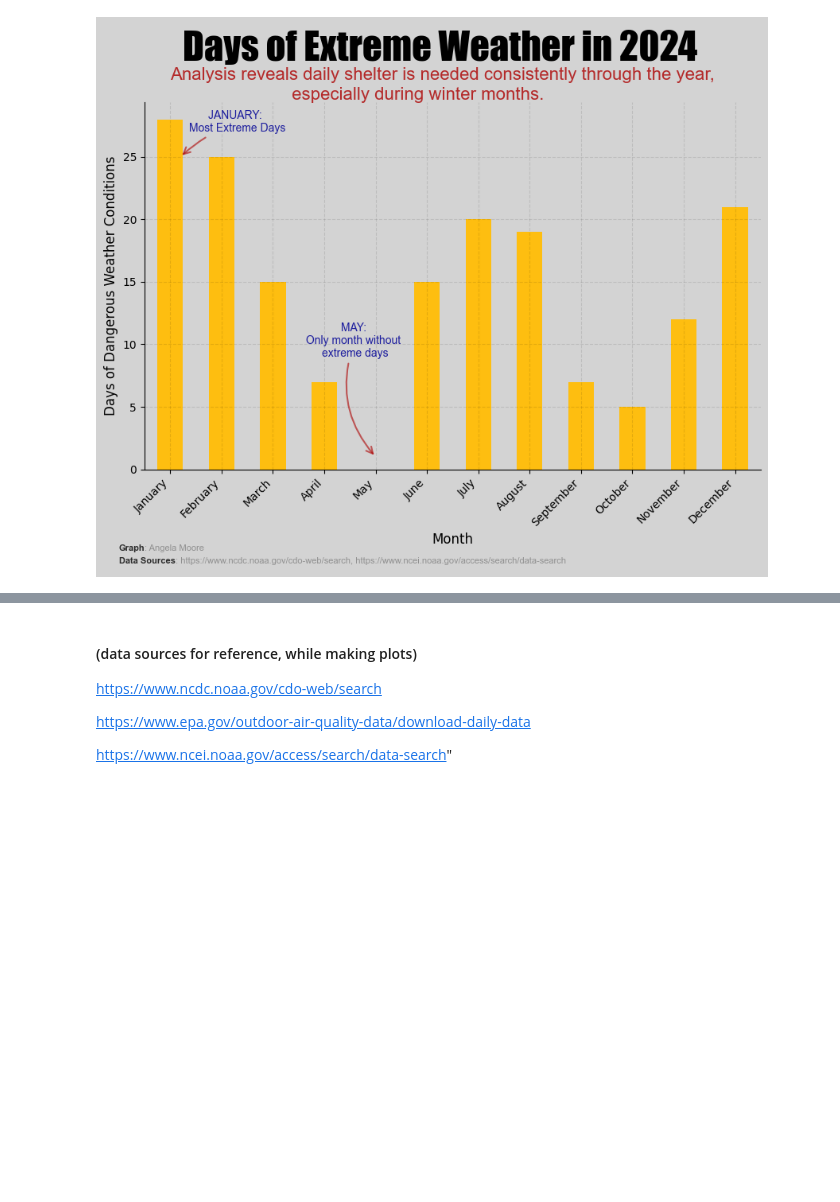
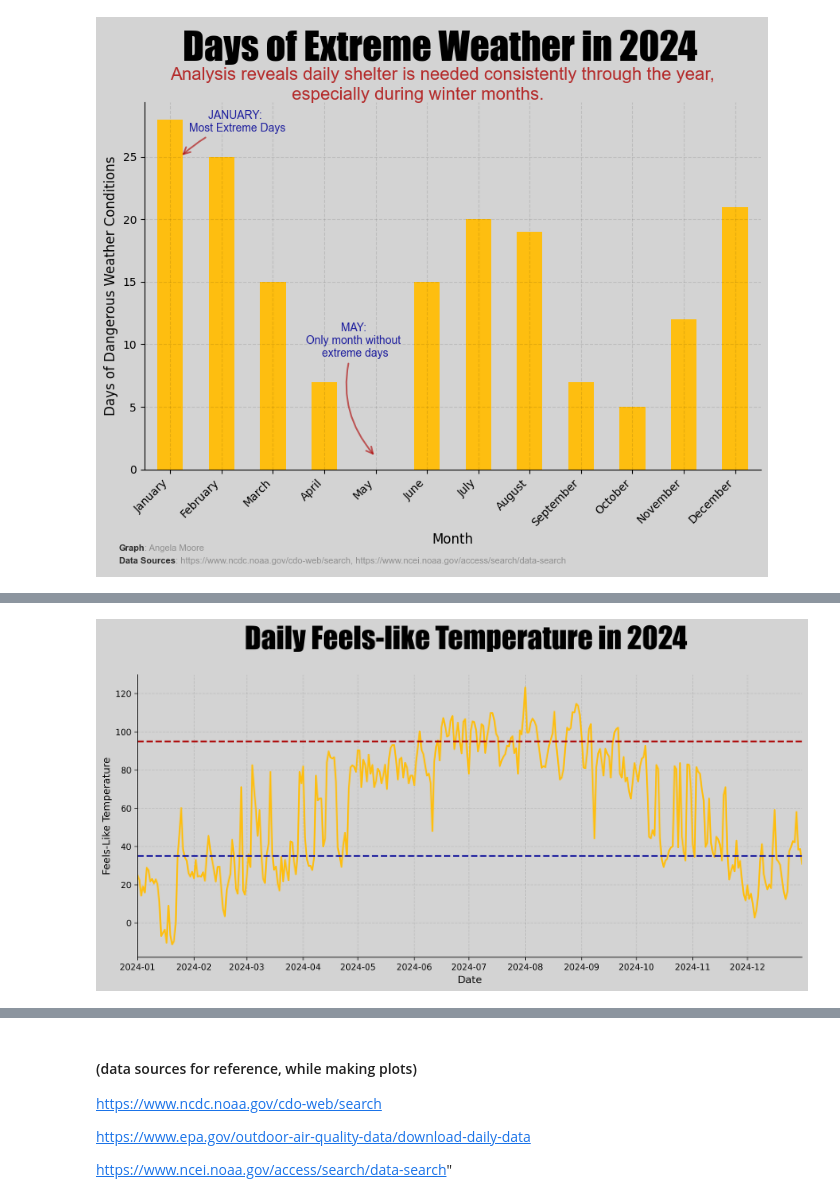
Before and after one commit to Code-You-Contributors/HUD_data_master, a Jupyter notebook: angela/angela.ipynb, the cells around one changed output, grey strips where cells are left out. Cells and saved outputs as stored; diff of their text form; code cells hidden in the pictures; blank space fills up the shorter version.

```diff
--- a/angela/angela.ipynb
+++ b/angela/angela.ipynb
@@ -1003,0 +1114,88 @@ plt.show()
+# %%
+full_df = full_df.sort_values("Date")
+
+fig = plt.figure(figsize=(14, 6), dpi=300)
+ax = plt.gca()
+
+plt.plot(full_df["Date"], full_df["Feels_Like"])
+plt.margins(x=0)
+#plt.tight_layout()
+
+plt.axhline(95, linestyle="--", color="#AD0000", label="Extreme Heat (95)")
+plt.axhline(35, linestyle="--", color="#1D1E9E", label="Extreme Cold (35)")
+
+plt.xlabel("Date")
+plt.ylabel("Feels-Like Temperature")
+#plt.title("Daily Feels-Like Temperature in 2024")
+#plt.show()
+
+# Example plot
+
+#title (added space for larger figure)
+s = "Daily Feels-like Temperature in 2024"
+fig.text(x=.25, y=.95, s=s, fontfamily='impact', size=35, ha="left")
+
+
+#Annotation arrow
+ax.annotate(
+    "Above 95 = Extreme",
+    xy=(35, 97),
+    xytext=(40, 110),
+    ha="center",
+    fontsize=10,
+    fontfamily='Arial',
+    color="#1D1E9E",
+    # alpha=0.8,
+    arrowprops=dict(
+        arrowstyle="->",
+        color="#AD0000",
+        lw=1.5,
+        mutation_scale=15,
+        connectionstyle="arc3,rad=0.3",
+        alpha=0.6,
+    )
+)
+
+
+# # Annotation arrow
+# ax.annotate(
+#     "Community Shelter 11\n Houston",
+#     xy=(3710409, 8890),
+#     xytext=(2700000, 80000),
+#     ha="center",
+#     fontsize=10,
+#     fontfamily='Arial',
+#     color="#1D1E9E",
+#     # alpha=0.8,
+#     arrowprops=dict(
+#         arrowstyle="->",
+#         color="#AD0000",
+#         lw=1.5,
+#         mutation_scale=15,
+#         connectionstyle="arc3,rad=0.3",
+#         alpha=0.6,
+#     )
+# )
+
+# Caption
+# s = "<Graph>: Angela Moore    <Data Source>: Simulated Data"
+# ax_text(
+#     x= 1,
+#     y= -5,
+#     s=s,
+#     fontfamily='Arial',
+#     size=8,
+#     color='grey',
+#     ha="left",
+#     alpha=0.8,
+#     highlight_textprops=[
+#         {"weight": "bold", "color": "black"},
+#         {"weight": "bold", "color": "black"}
+#     ]
+# )
+
+#function to format axes from 1000 to 1,000...
+apply_formatter()
+plt.show()
+# %% [output]
+[figure, added]
```
Also changed, not shown: parts of 9 cells of this notebook.
